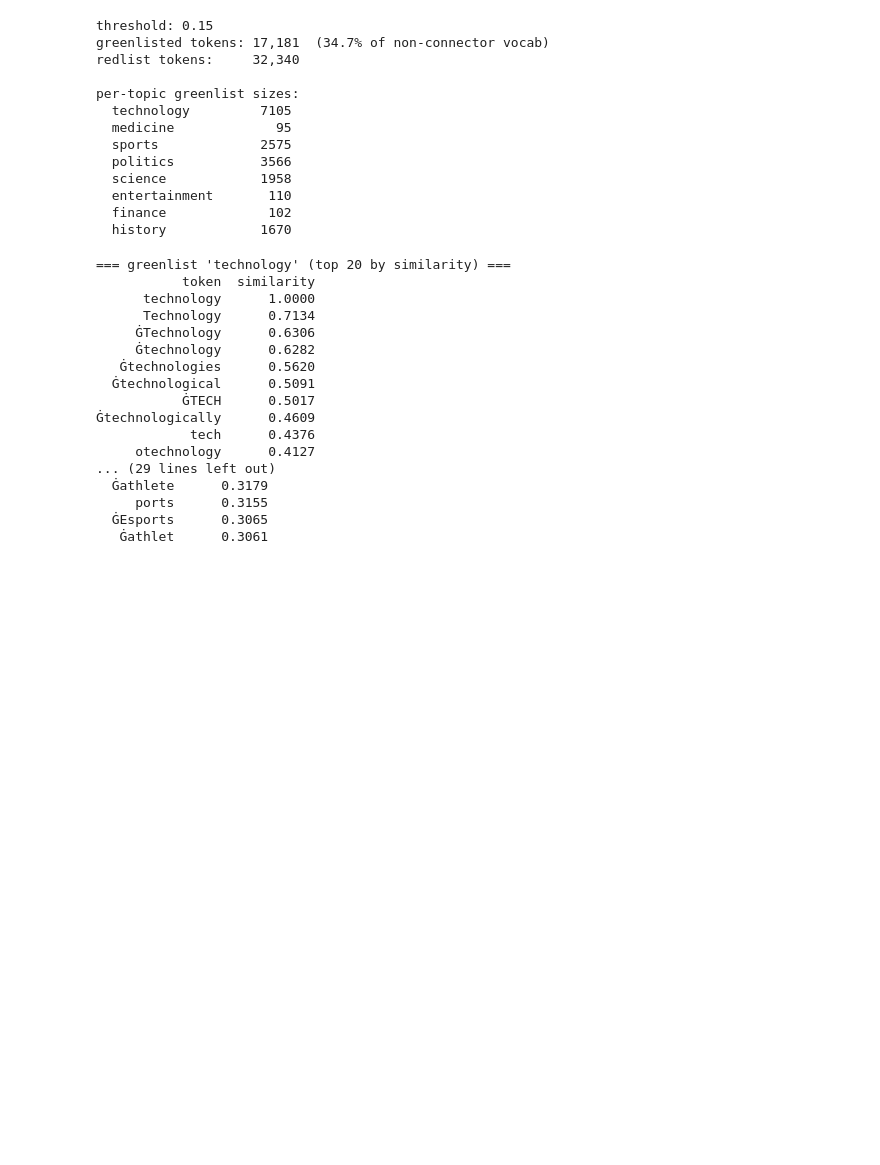
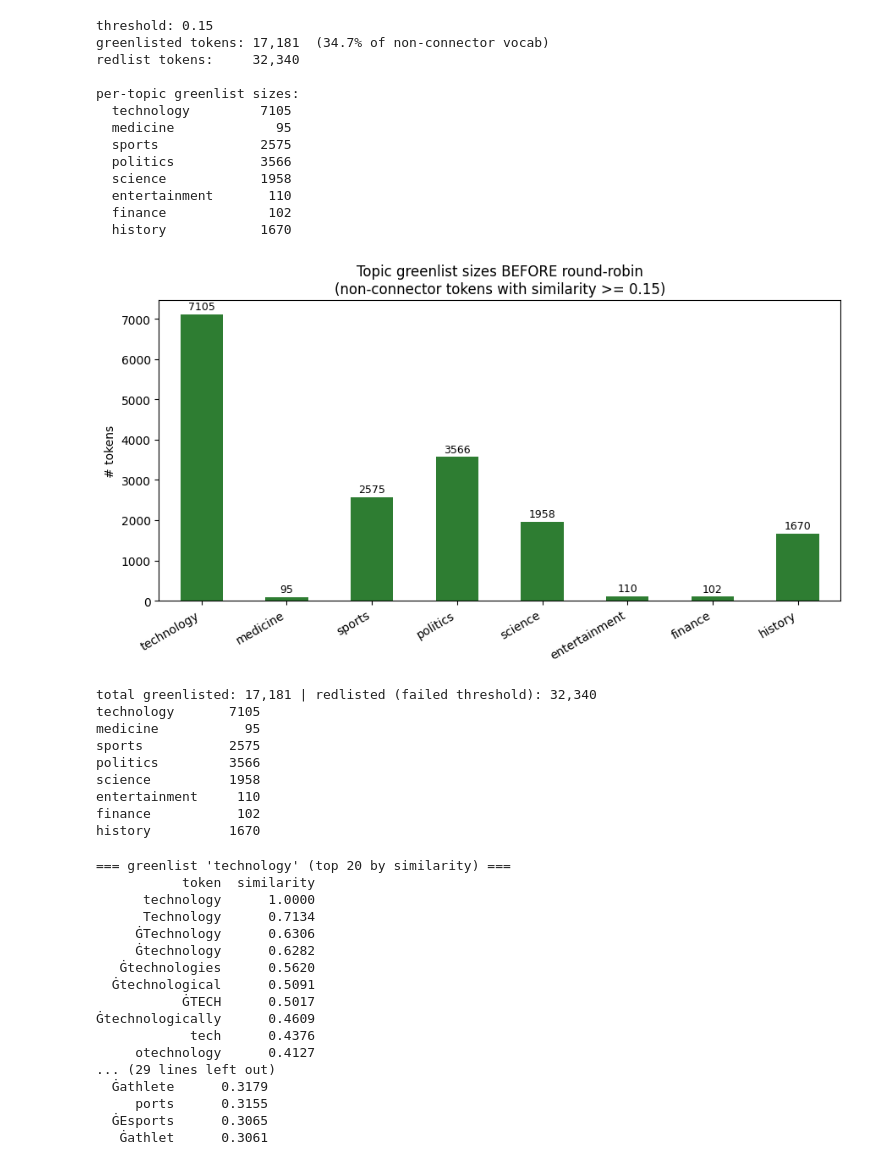
Before and after one commit to pravaspaudel/Dual_watermarking_Scheme, a Jupyter notebook: notebooks/05_greenlist_construction.ipynb, the cells around one changed output. Saved outputs shown, nothing was run; the diff lists cells and outputs as text; code cells hidden in the pictures; blank space fills up the shorter version.

Commit message:
greenlist_topic_static

```diff
--- a/notebooks/05_greenlist_construction.ipynb
+++ b/notebooks/05_greenlist_construction.ipynb
@@ -168,4 +176,37 @@ per-topic greenlist sizes:
   entertainment       110
   finance             102
   history            1670
+# %%
+# ------------------------------------------------------------------
+# Visualize greenlist sizes BEFORE round-robin
+# (only non-connector tokens whose best-topic similarity >= THRESHOLD)
+# ------------------------------------------------------------------
+import matplotlib.pyplot as plt
+
+gl_sizes = pd.Series({t: len(ids) for t, ids in greenlists.items()},
+                     name="greenlist_tokens")
+
+ax = gl_sizes.plot(kind="bar", color="#2e7d32", figsize=(9, 5))
+ax.bar_label(ax.containers[0], fmt="%d", padding=2, fontsize=9)
+ax.set_title(f"Topic greenlist sizes BEFORE round-robin\n"
+             f"(non-connector tokens with similarity >= {THRESHOLD})")
+ax.set_ylabel("# tokens")
+plt.xticks(rotation=30, ha="right")
+plt.tight_layout()
+plt.show()
+
+print(f"total greenlisted: {int(gl_sizes.sum()):,} | "
+      f"redlisted (failed threshold): {len(redlist):,}")
+print(gl_sizes.to_string())
+# %% [output]
+[figure, added]
+total greenlisted: 17,181 | redlisted (failed threshold): 32,340
+technology       7105
+medicine           95
+sports           2575
+politics         3566
+science          1958
+entertainment     110
+finance           102
+history          1670
 # %%
```
Also changed, not shown: parts of 13 cells of this notebook, 3 other files.
